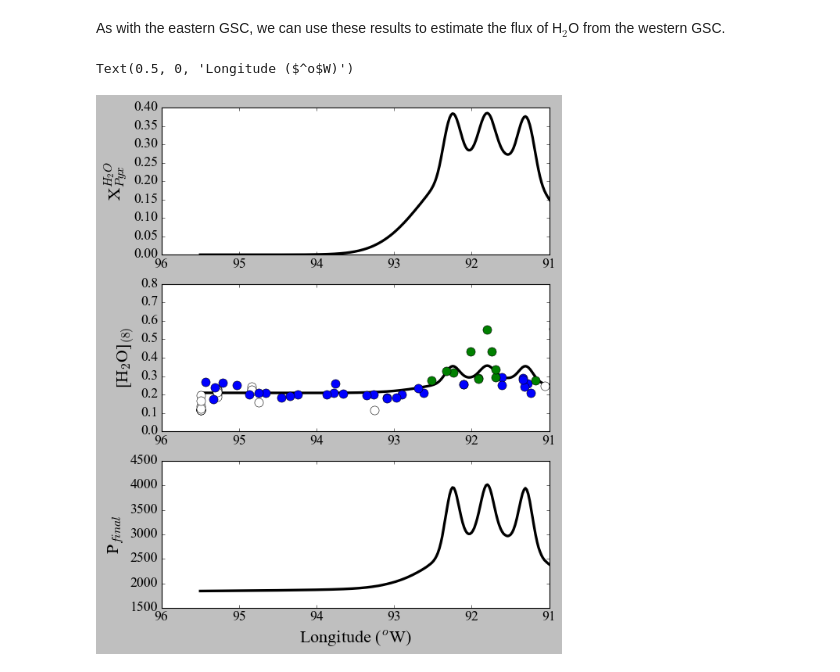
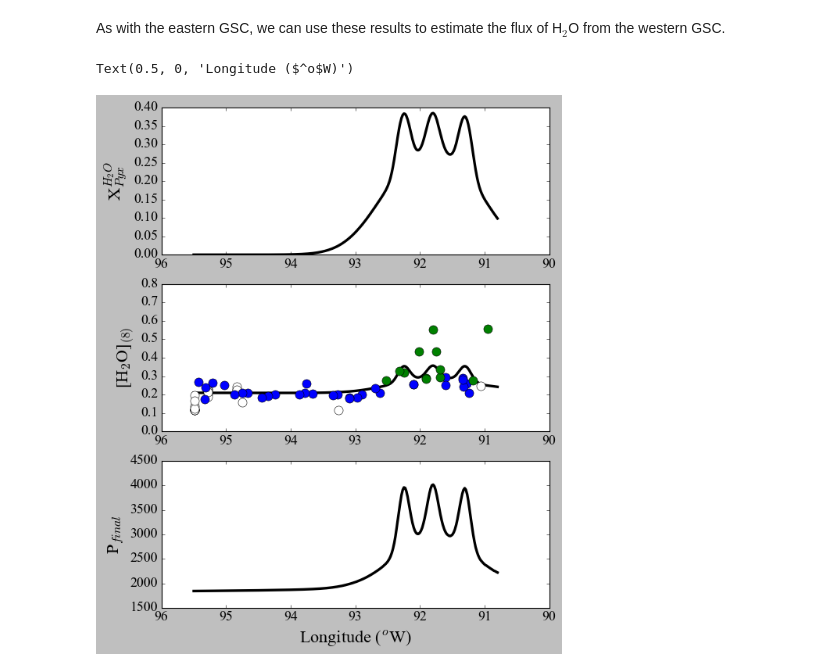
Before and after one commit to gleesonm1/GleesonGibson2021G3, a Jupyter notebook: Gleeson&Gibson2021G3-ForBinder.ipynb, the cells around one changed output. Saved outputs shown, nothing was run; the diff lists cells and outputs as text; code cells hidden in the pictures.

```diff
--- a/Gleeson&Gibson2021G3-ForBinder.ipynb
+++ b/Gleeson&Gibson2021G3-ForBinder.ipynb
@@ -1146,7 +1146,7 @@ ax12c.yaxis.tick_right()
 We can perform similar calculations for the western GSC, but in case case we find that the geochemical and geophysical data from this segment of ridge is best recreated when we model a low-level 'background flux' of channelised melt to the western GSC east of ~93$^o$W, which is then overprinted by three concentrated regions of high melt flux corresponding to the intersection of volcanic lineaments in the Northern Galapagos Volcanic Province with the western GSC.
 # %%
 # run calculations (melt-state) for the western GSC
-Data=pd.read_excel('Dat/GSCCorrectedFinal.xlsx')
+Data=pd.read_excel('Data/GSCcorrectedFinal.xlsx')
 WGSC=Data.copy()
 WGSC=WGSC[WGSC['Region']=="WGSC"]
 WGSC=WGSC[WGSC['Long']>-95.5]
@@ -1229,23 +1229,23 @@ As with the eastern GSC, we can use these results to estimate the flux of H$_2$O
 # %%
 fig14, ((ax14a,ax14b,ax14c)) = plt.subplots(3,1, figsize=(8,10))
 ax14a.plot(Longplot,H2O_C,'-k',linewidth=3)
-ax14a.set_xlim([96,91])
+ax14a.set_xlim([96,90])
 ax14a.set_ylabel('X$_{Pyx}^{H_2O}$', fontsize=20)
 
 ax14b.plot(Longplot,H2O/(10000*0.8),'-k',linewidth=3) # concentration assuming ~25% crystallisation prior to 8 wt% MgO
 ax14b.plot(-1*WGSC['Long'][(WGSC['La']/norm['La'])/(WGSC['Sm']/norm['Sm'])<0.8],(WGSC['H2Ofull'][(WGSC['La']/norm['La'])/(WGSC['Sm']/norm['Sm'])<0.8]),'ok',markerfacecolor="white",markersize=10)
 ax14b.plot(-1*WGSC['Long'][((WGSC['La']/norm['La'])/(WGSC['Sm']/norm['Sm'])>0.8) & ((WGSC['La']/norm['La'])/(WGSC['Sm']/norm['Sm'])<1.2)],(WGSC['H2Ofull'][((WGSC['La']/norm['La'])/(WGSC['Sm']/norm['Sm'])>0.8) & ((WGSC['La']/norm['La'])/(WGSC['Sm']/norm['Sm'])<1.2)]),'ok',markerfacecolor="blue",markersize=10)
 ax14b.plot(-1*WGSC['Long'][(WGSC['La']/norm['La'])/(WGSC['Sm']/norm['Sm'])>1.2],(WGSC['H2Ofull'][(WGSC['La']/norm['La'])/(WGSC['Sm']/norm['Sm'])>1.2]),'ok',markerfacecolor="green",markersize=10)
-ax14b.set_xlim([96,91])
+ax14b.set_xlim([96,90])
 ax14b.set_ylim([0,0.8])
 ax14b.set_ylabel('[H$_2$O]$_{(8)}$', fontsize=20)
 
 H2Oflux=(H2O*10**(-6))*CT*2900*0.057
 
 ax14c.plot(Longplot,H2Oflux,'-k',linewidth=3)
-ax14c.set_xlim([96,91])
+ax14c.set_xlim([96,90])
 ax14c.set_ylabel('P$_{final}$', fontsize=20)
 ax14c.set_xlabel('Longitude ($^o$W)',fontsize=20)
 # %% [output]
 Text(0.5, 0, 'Longitude ($^o$W)')
-[figure, old version]
+[figure, new version]
```
Also changed, not shown: parts of 4 cells of this notebook.
